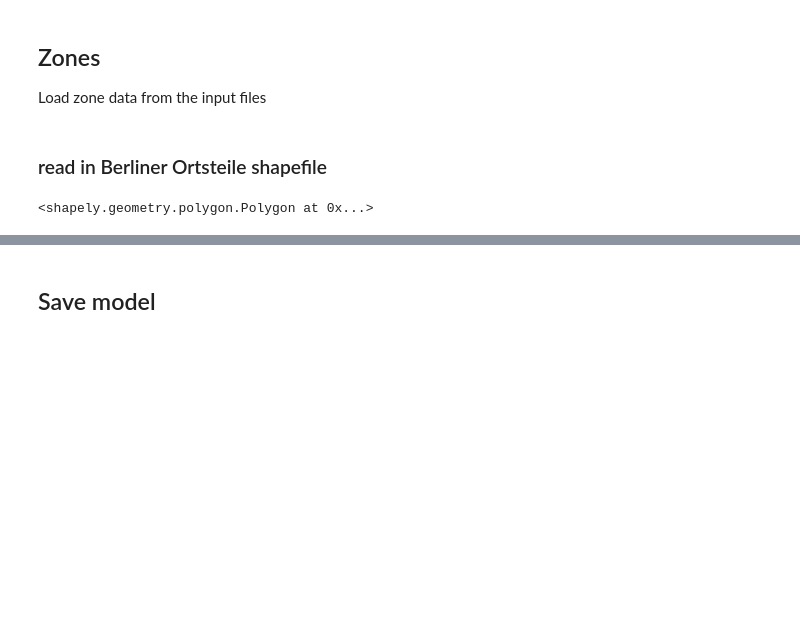
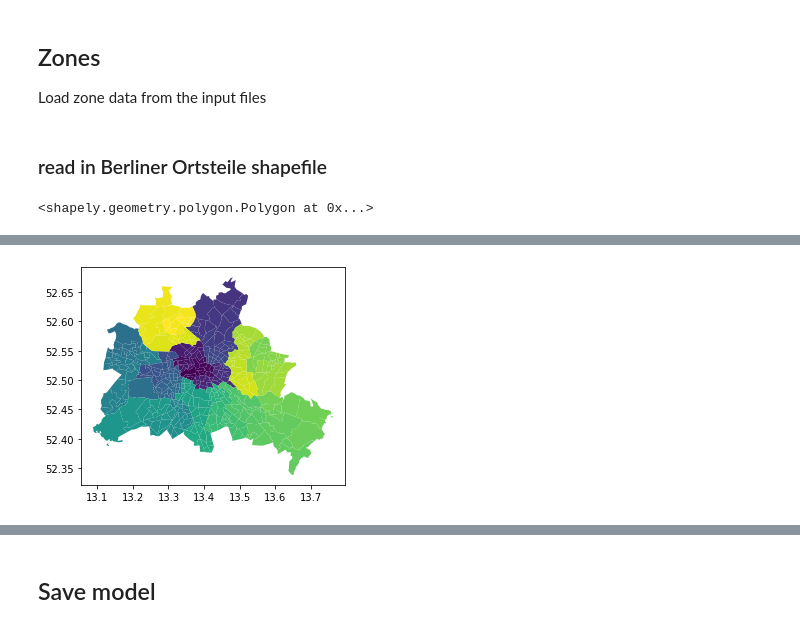
Before and after one commit to maximylius/quetzal_berlin, a Jupyter notebook: notebooks/best_version/101_p_create_zones.ipynb, the cells around one changed output, grey strips where cells are left out. Saved outputs shown, nothing was run; the diff lists cells and outputs as text; code cells hidden in the pictures; blank space fills up the shorter version.

```diff
--- a/notebooks/best_version/101_p_create_zones.ipynb
+++ b/notebooks/best_version/101_p_create_zones.ipynb
@@ -26,7 +26,7 @@ Uses Berliner Ortsteile (n=98), source: https://fbinter.stadt-berlin.de/fb/wfs/d
 
 Population data on bulding block level 2020, source: https://fbinter.stadt-berlin.de/fb/wfs/data/senstadt/s06_06ewdichte2020
 # %%
-input_path = './../../input/zones/'
+input_path = './../../input/'
 output_path = './../../output/'
 model_path = './../../model/'
 # %% [markdown]
@@ -212,0 +191,35 @@ Get Data on Mode Choice / Car Ownership for each zone? <br>
+# %%
+t0=time.time()
+# sum up population from blocks to each zone and create centroids weighted by population
+sm.zones["pop"] = 0
+sm.zones["popCentroid"] = Point(0.0,0.0)
+sm.zones["popCentroidOffset"] = LineString([Point(0.0,0.0), Point(0.0,0.0)])
+sm.zones["popCentroidLat"] = 0.0
+sm.zones["popCentroidLon"] = 0.0
+
+for zoneIndex, zone in sm.zones.iterrows():
+    blocksInZone = blocks[blocks["zone"]==zoneIndex]
+
+    # obtain total zone population and save to sm.zones
+    zonePopulation2020 = sum(blocksInZone["ew2020"])
+    sm.zones.at[zoneIndex, "pop"] = zonePopulation2020
+
+    # create weighted centroids based on where most people live within
+    weigthedCoords = {"lat": 0, "lon": 0}
+    for blockIndex, block in blocksInZone.iterrows():
+        weigthedCoords["lon"] += block["ew2020"] / zonePopulation2020 * block["geometry"].centroid.x
+        weigthedCoords["lat"] += block["ew2020"] / zonePopulation2020 * block["geometry"].centroid.y
+
+    sm.zones.at[zoneIndex, "popCentroidLat"] = weigthedCoords["lat"]
+    sm.zones.at[zoneIndex, "popCentroidLon"] = weigthedCoords["lon"]
+    popCentroid = Point(weigthedCoords["lon"], weigthedCoords["lat"])
+
+    # check whether those centroids which are not within zone are still plausible
+    if(not popCentroid.intersects(zone["geometry"])):
+        print("popCentroid", popCentroid.coords[0], "not within polygon", "for zone", zoneIndex, zone["nam"])
+        blocksInZone.plot()
+
+    sm.zones.loc[zoneIndex, "popCentroid"] = popCentroid
+    # add a line between actual centroid and pop centroid
+    sm.zones.loc[zoneIndex, "popCentroidOffset"] = LineString([zone["geometry"].centroid, popCentroid])
+    # helpers.printProgress(i=zoneIndex, imax=len(sm.zones), t=time.time(), t0=t0)
@@ -212,0 +263,7 @@ Get Data on Mode Choice / Car Ownership for each zone? <br>
+# %%
+plr = gpd.read_file(input_path + "zones/lor_planungsraeume")
+plr.to_crs(epsg=sm.epsg, inplace=True)
+plr.plot(cmap="viridis")
+plr.set_index(plr['broker Dow'], inplace=True)
+plr.head()
+# %% [output]
@@ -212,0 +277 @@ Get Data on Mode Choice / Car Ownership for each zone? <br>
+[figure, added]
```
Also changed, not shown: parts of 42 cells of this notebook, 25 other files.
